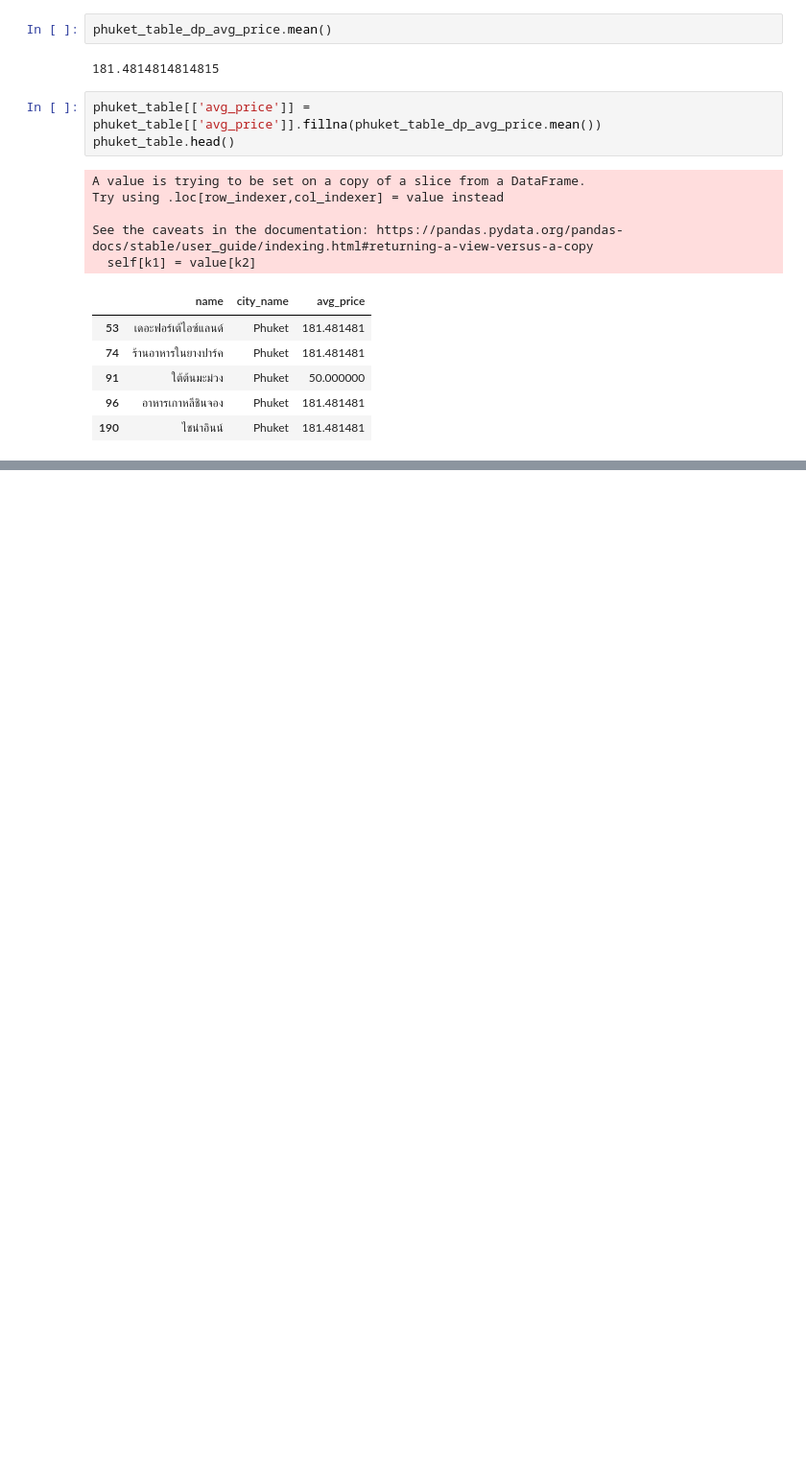
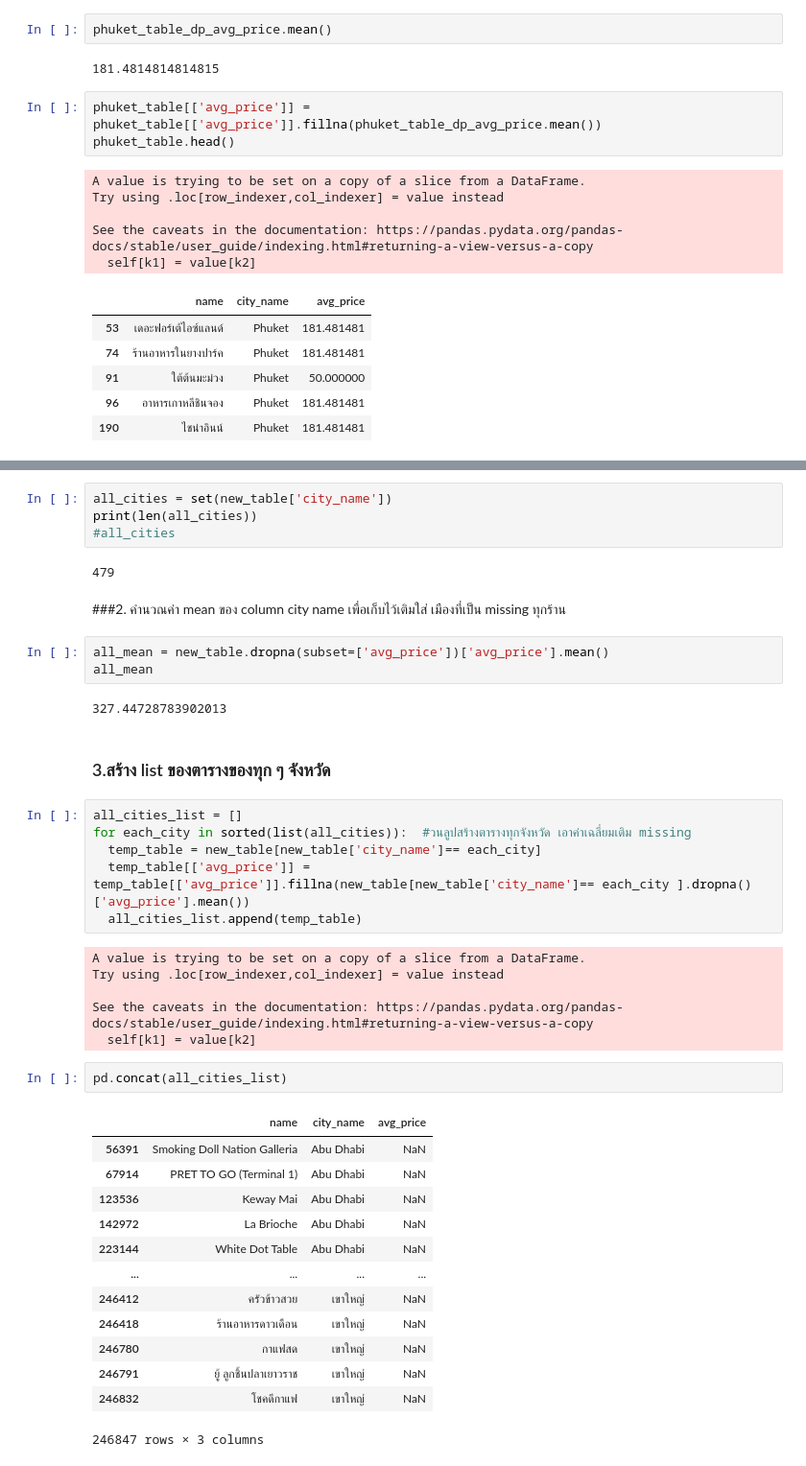
Before and after one commit to Vangolds/DPDM, a Jupyter notebook: Pandas_and_Data_Preprocessing_101.ipynb, the cells around one changed output, grey strips where cells are left out. Shown: that part at 96% size. Saved outputs shown, nothing was run; the diff lists cells and outputs as text; blank space fills up the shorter version.

```diff
--- a/Pandas_and_Data_Preprocessing_101.ipynb
+++ b/Pandas_and_Data_Preprocessing_101.ipynb
@@ -443,0 +503,43 @@ See the caveats in the documentation: https://pandas.pydata.org/pandas-docs/stab
+# %%
+all_cities = set(new_table['city_name'])
+print(len(all_cities))
+#all_cities
+# %% [output]
+479
+# %% [markdown]
+###2. คำนวณค่า mean ของ column city name เพื่อเก็บไว้เติมใส่ เมืองที่เป็น missing ทุกร้าน
+# %%
+all_mean = new_table.dropna(subset=['avg_price'])['avg_price'].mean()
+all_mean
+# %% [output]
+327.44728783902013
+# %% [markdown]
+### 3.สร้าง list ของตารางของทุก ๆ จังหวัด
+# %%
+all_cities_list = []
+for each_city in sorted(list(all_cities)):  #วนลูปสร้างตารางทุกจังหวัด เอาค่าเฉลี่ยมเติม missing
+  temp_table = new_table[new_table['city_name']== each_city]
+  temp_table[['avg_price']] = temp_table[['avg_price']].fillna(new_table[new_table['city_name']== each_city ].dropna()['avg_price'].mean())
+  all_cities_list.append(temp_table)
+# %% [output]
+A value is trying to be set on a copy of a slice from a DataFrame.
+Try using .loc[row_indexer,col_indexer] = value instead
+
+See the caveats in the documentation: https://pandas.pydata.org/pandas-docs/stable/user_guide/indexing.html#returning-a-view-versus-a-copy
+  self[k1] = value[k2]
+# %%
+pd.concat(all_cities_list)
+# %% [output]
+|  | name | city_name | avg_price |
+| 56391 | Smoking Doll Nation Galleria | Abu Dhabi | NaN |
+| 67914 | PRET TO GO (Terminal 1) | Abu Dhabi | NaN |
+| 123536 | Keway Mai | Abu Dhabi | NaN |
+| 142972 | La Brioche | Abu Dhabi | NaN |
+| 223144 | White Dot Table | Abu Dhabi | NaN |
+| ... | ... | ... | ... |
+| 246412 | ครัวข้าวสวย | เขาใหญ่ | NaN |
+| 246418 | ร้านอาหารดาวเดือน | เขาใหญ่ | NaN |
+| 246780 | กาแฟสด | เขาใหญ่ | NaN |
+| 246791 | ยู้ ลูกชิ้นปลาเยาวราช | เขาใหญ่ | NaN |
+| 246832 | โชคดีกาแฟ | เขาใหญ่ | NaN |
+246847 rows × 3 columns
```
Also changed, not shown: parts of 20 cells of this notebook.
